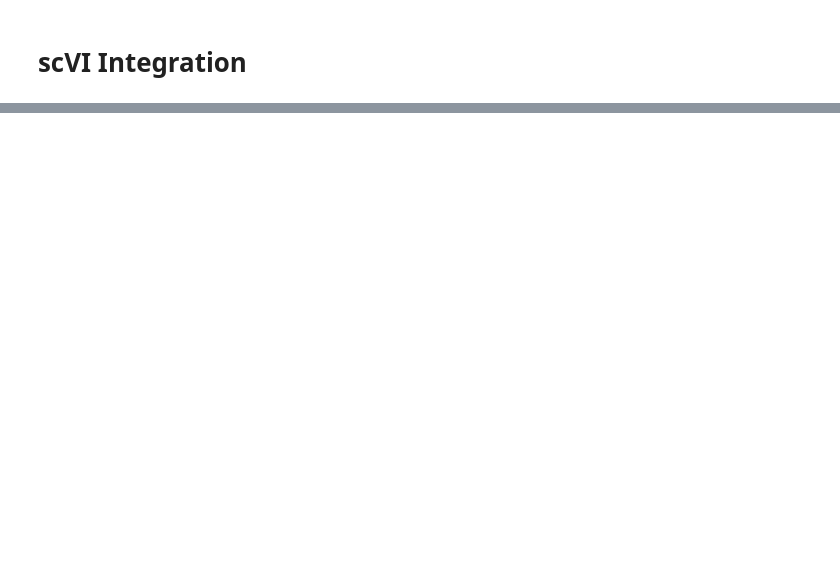
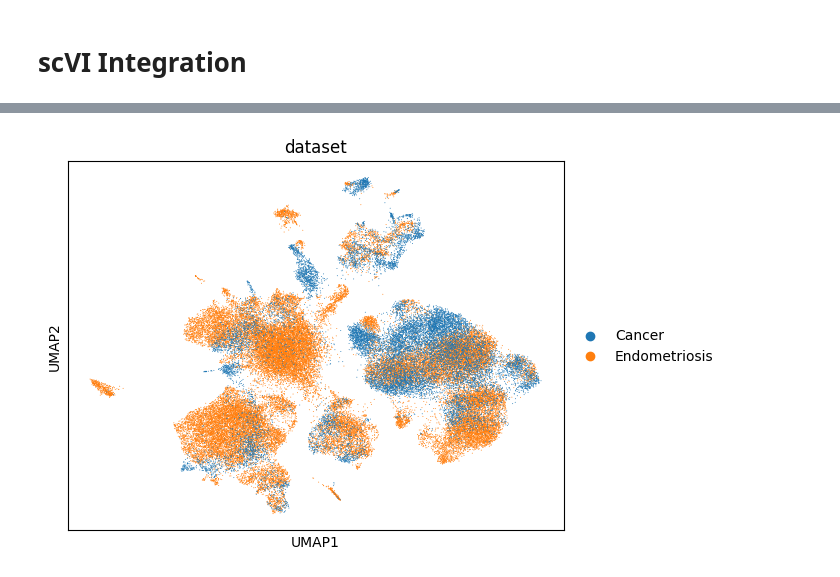
Before and after one commit to SaidAlkildani/EndoGyn, a Jupyter notebook: Integration_in_ETL.ipynb, the cells around one changed output, grey strips where cells are left out. Drawn from its saved outputs; the diff is of its cells as text; code cells hidden in the pictures; blank space fills up the shorter version.

Commit message:
Evaluating the  scVI integration

```diff
--- a/Integration_in_ETL.ipynb
+++ b/Integration_in_ETL.ipynb
@@ -128,7 +135,7 @@ adata_cancer = preprocess(adata_cancer)
 adata_endo = preprocess(adata_endo)
 # %%
 # Merge the two datasets
-merged_adata = ad.concat(
+adata_merged = ad.concat(
     [adata_endo, adata_cancer],
     axis=0,          # Concatenate along cells
     join="outer",    # Keep all genes only
@@ -139,6 +146,8 @@ merged_adata = ad.concat(
 )
 # %%
 # Assign datasets as a column
-merged_adata.obs['dataset'] = merged_adata.obs.index.str.split('-').str[-1]
+adata_merged.obs['dataset'] = adata_merged.obs.index.str.split('-').str[-1]
+# Assign samples as a column
+adata_merged.obs['samples'] = adata_merged.obs["sample"].str.split('-').str[0]
 # %%
 # Create target variable in obs
@@ -207,0 +179,14 @@ norm_test_df.to_parquet(os.path.join(processed_data_path, "scvi_normalized_test.
+# %%
+# Extract group and target information from adata.obs
+groups = adata_merged.obs['samples']
+y = adata_merged.obs['target']
+
+# Create the splitter (n_splits=2 for train/test)
+sgkf = StratifiedGroupKFold(n_splits=4, shuffle=True, random_state=42)
+
+# Get the first split (train/test indices)
+train_idx, test_idx = next(sgkf.split(adata_merged.X, y, groups))
+
+# Subset the AnnData object for train and test
+adata_train = adata_merged[train_idx].copy()
+adata_test = adata_merged[test_idx].copy()
@@ -207,0 +225,22 @@ norm_test_df.to_parquet(os.path.join(processed_data_path, "scvi_normalized_test.
+# %%
+# Integration of train data
+
+# Setup model, fit, and normalise train dataset
+scvi.model.SCVI.setup_anndata(adata_train, layer="counts",
+                              categorical_covariate_keys= ["sample", "dataset"], # choosing datasets as a covariate
+                              continuous_covariate_keys= ["pct_counts_mt", "total_counts"])
+# Fit on train set only
+model = scvi.model.SCVI(adata_train, n_layers=2, n_latent=30, gene_likelihood="nb")
+model.train(accelerator="gpu")
+
+# Get normalized counts for train set
+norm_train = model.get_normalized_expression(
+    adata_train,
+    library_size=1e4,
+    return_numpy=False
+)
+# Insert integrated data to Anndata
+latent_train = model.get_latent_representation()
+adata_train.obsm["X_scVI"] = latent_train
+normalized_train = model.get_normalized_expression(library_size=le4)
+adata_train.layers["scVI_normalized"] = normalized_train
@@ -207,0 +253,5 @@ norm_test_df.to_parquet(os.path.join(processed_data_path, "scvi_normalized_test.
+# %%
+# Visualize UMAP of integrated train data
+vis_umap(adata_train, x= "dataset")
+# %% [output]
+[figure, added]
```
Also changed, not shown: parts of 37 cells of this notebook.
